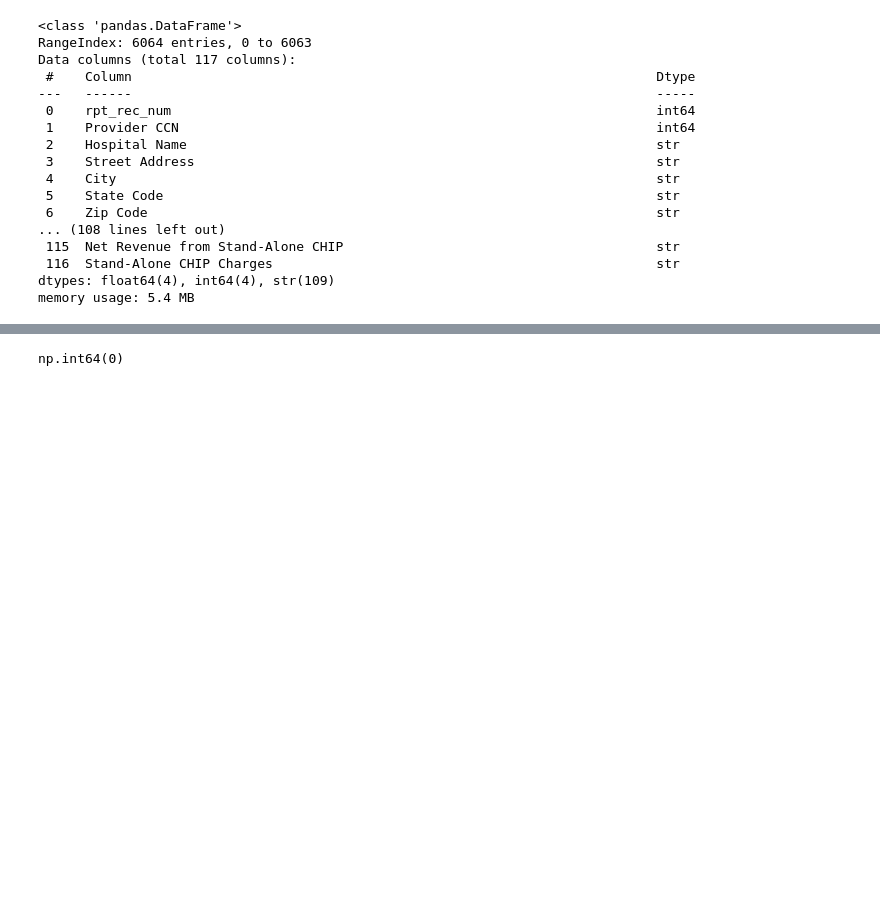
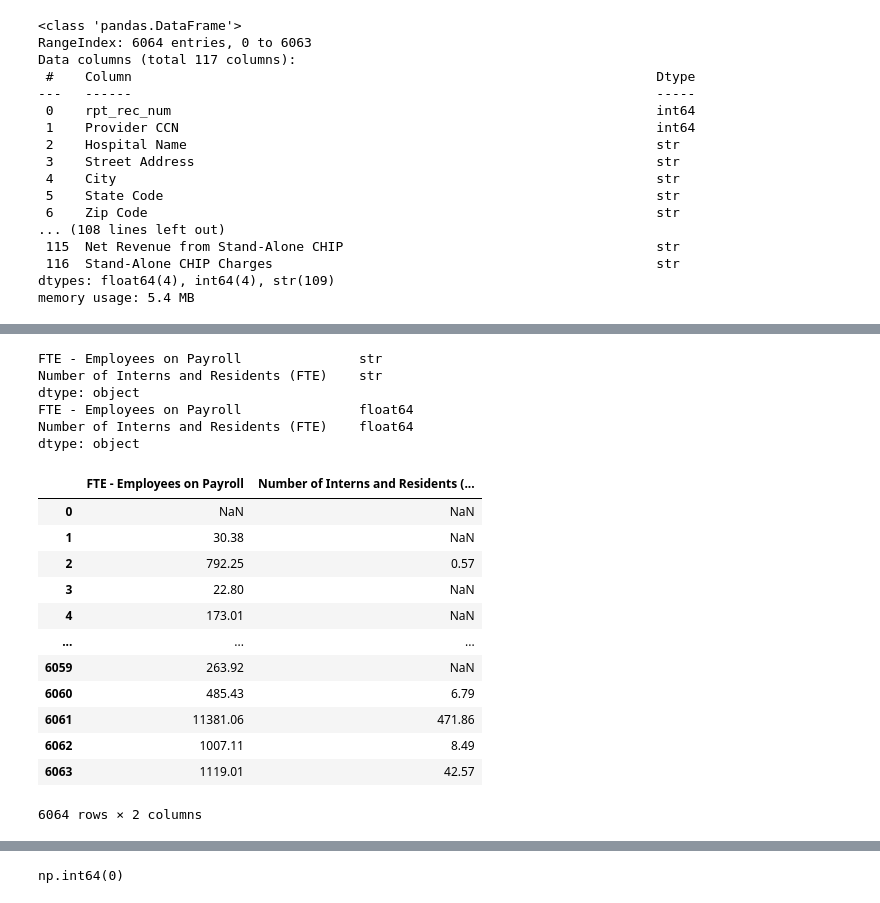
Before and after one commit to tware5-star/Module-B-semester-2, a Jupyter notebook: OMDS-ModB2-Week2-Ware-Tiffany.ipynb, the cells around one changed output, grey strips where cells are left out. Cells and saved outputs as stored; diff of their text form; code cells hidden in the pictures; blank space fills up the shorter version.

```diff
--- a/OMDS-ModB2-Week2-Ware-Tiffany.ipynb
+++ b/OMDS-ModB2-Week2-Ware-Tiffany.ipynb
@@ -79,0 +144,33 @@ memory usage: 5.4 MB
+# %%
+# Change data types of columns from str to float64
+
+print(df_provider[["FTE - Employees on Payroll", "Number of Interns and Residents (FTE)"]].dtypes) # Rechecking datatypes before conversion
+
+df_provider[["FTE - Employees on Payroll", "Number of Interns and Residents (FTE)"]] = df_provider[["FTE - Employees on Payroll", "Number of Interns and Residents (FTE)"]].replace(',','',regex=True).astype(float)
+# Use replace to remove comma values from number.
+# Use astype to convert columns from str to float64
+
+print(df_provider[["FTE - Employees on Payroll", "Number of Interns and Residents (FTE)"]].dtypes) # Rechecking datatypes after conversion
+
+# Check how data looks after conversion
+df_provider[["FTE - Employees on Payroll", "Number of Interns and Residents (FTE)"]] # Data Looks as expected
+# %% [output]
+FTE - Employees on Payroll               str
+Number of Interns and Residents (FTE)    str
+dtype: object
+FTE - Employees on Payroll               float64
+Number of Interns and Residents (FTE)    float64
+dtype: object
+|  | FTE - Employees on Payroll | Number of Interns and Residents (... |
+| 0 | NaN | NaN |
+| 1 | 30.38 | NaN |
+| 2 | 792.25 | 0.57 |
+| 3 | 22.80 | NaN |
+| 4 | 173.01 | NaN |
+| ... | ... | ... |
+| 6059 | 263.92 | NaN |
+| 6060 | 485.43 | 6.79 |
+| 6061 | 11381.06 | 471.86 |
+| 6062 | 1007.11 | 8.49 |
+| 6063 | 1119.01 | 42.57 |
+6064 rows × 2 columns
```
Also changed, not shown: parts of 8 cells of this notebook.
